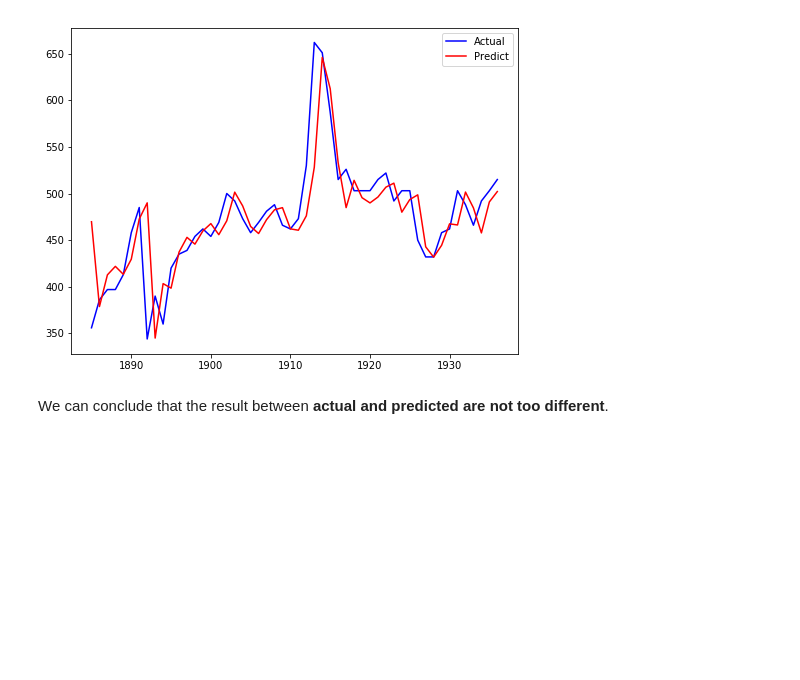
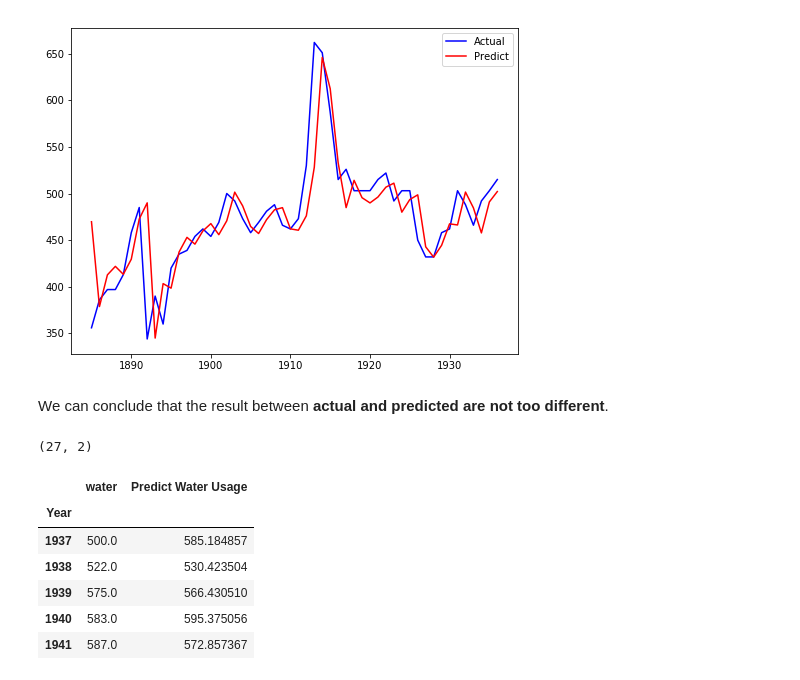
Before and after one commit to nurlailiis/Mid-Test-Python-Use-Case, a Jupyter notebook: No 1/Nur_Laili_Solichah_No_1_Mid_Test_update.ipynb, the cells around one changed output. Drawn from its saved outputs; the diff is of its cells as text; code cells hidden in the pictures; blank space fills up the shorter version.

```diff
--- a/No 1/Nur_Laili_Solichah_No_1_Mid_Test_update.ipynb
+++ b/No 1/Nur_Laili_Solichah_No_1_Mid_Test_update.ipynb
@@ -399,3 +399,20 @@ plt.show()
 [figure]
 # %% [markdown]
 We can conclude that the result between **actual and predicted are not too different**.
+# %%
+predict = pd.DataFrame(results_val.fittedvalues, copy=True)
+predict['Predict Water Usage'] = predict
+predict = predict.drop([0],1)
+predict.head()
+dftest = X_validation.merge(predict, left_index=True, right_index=True)
+print(dftest.shape)
+dftest.head()
+# %% [output]
+(27, 2)
+|  | water | Predict Water Usage |
+| Year |  |  |
+| 1937 | 500.0 | 585.184857 |
+| 1938 | 522.0 | 530.423504 |
+| 1939 | 575.0 | 566.430510 |
+| 1940 | 583.0 | 595.375056 |
+| 1941 | 587.0 | 572.857367 |
```
Also changed, not shown: parts of 4 cells of this notebook.
